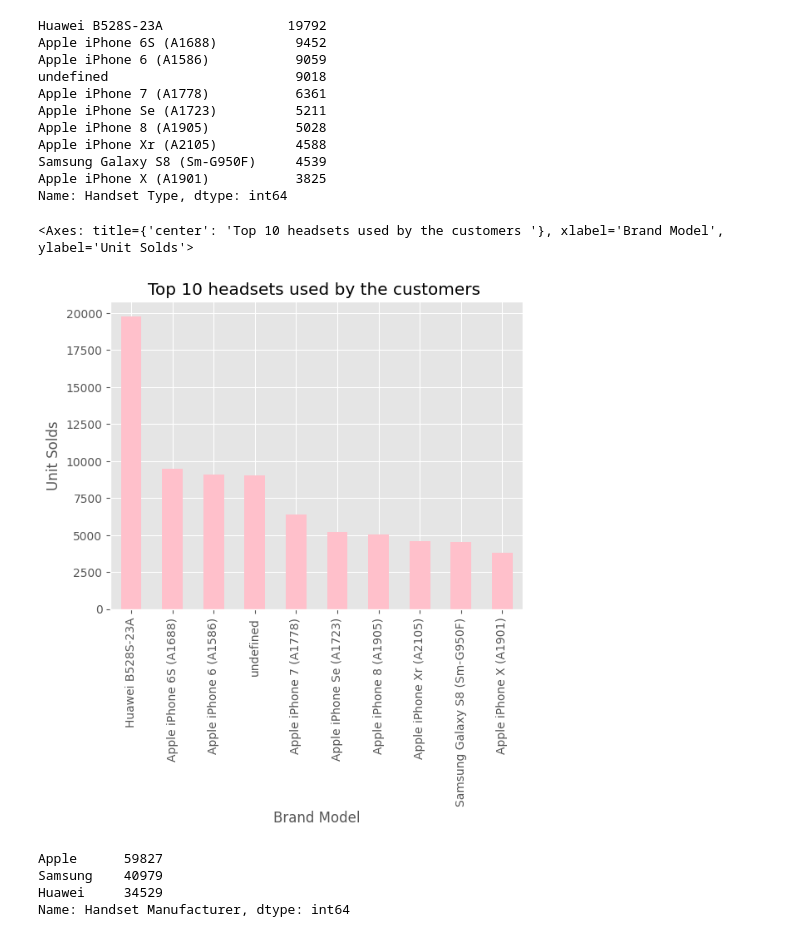
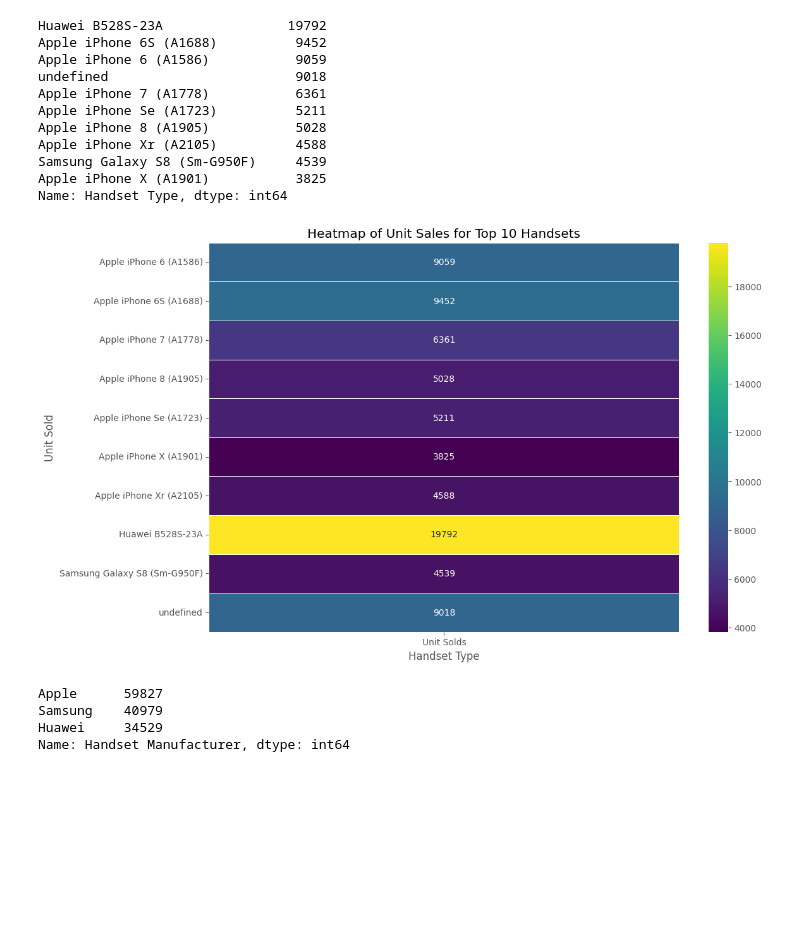
Before and after one commit to Azizadx/user_analytics_in_the_telecommunication, a Jupyter notebook: notebooks/user_overview_analysis/user_behavior_analysis.ipynb, the cells around one changed output. Saved outputs shown, nothing was run; the diff lists cells and outputs as text; code cells hidden in the pictures; blank space fills up the shorter version.

Commit message:
chor:improve the plot of EDA

```diff
--- a/notebooks/user_overview_analysis/user_behavior_analysis.ipynb
+++ b/notebooks/user_overview_analysis/user_behavior_analysis.ipynb
@@ -70,10 +93,21 @@ Samsung Galaxy S8 (Sm-G950F)     4539
 Apple iPhone X (A1901)           3825
 Name: Handset Type, dtype: int64
 # %%
-top_10_handset_by_customers.plot(kind='bar', title="Top 10 headsets used by the customers ", xlabel='Brand Model', ylabel='Unit Solds',color='pink')
+# Convert it to a DataFrame
+df_customer = top_10_handset_by_customers.reset_index(name='Unit Solds')
+
+# Create a pivot table for the heatmap
+heatmap_data = df_customer.pivot_table(values='Unit Solds', index='index', aggfunc='sum')
+
+# Create the heatmap
+plt.figure(figsize=(12, 8))
+sns.heatmap(heatmap_data, cmap='viridis', annot=True, fmt='g', linewidths=.5)
+plt.title("Heatmap of Unit Sales for Top 10 Handsets")
+plt.xlabel("Handset Type")
+plt.ylabel("Unit Sold")
+plt.show()
 # %% [output]
-<Axes: title={'center': 'Top 10 headsets used by the customers '}, xlabel='Brand Model', ylabel='Unit Solds'>
-[figure, old version]
+[figure, new version]
 # %%
 # identify the top 3 headset manufactures
 top_3_handset_by_manufactures = df['Handset Manufacturer'].value_counts()[:3]
```
Also changed, not shown: parts of 14 cells of this notebook.
